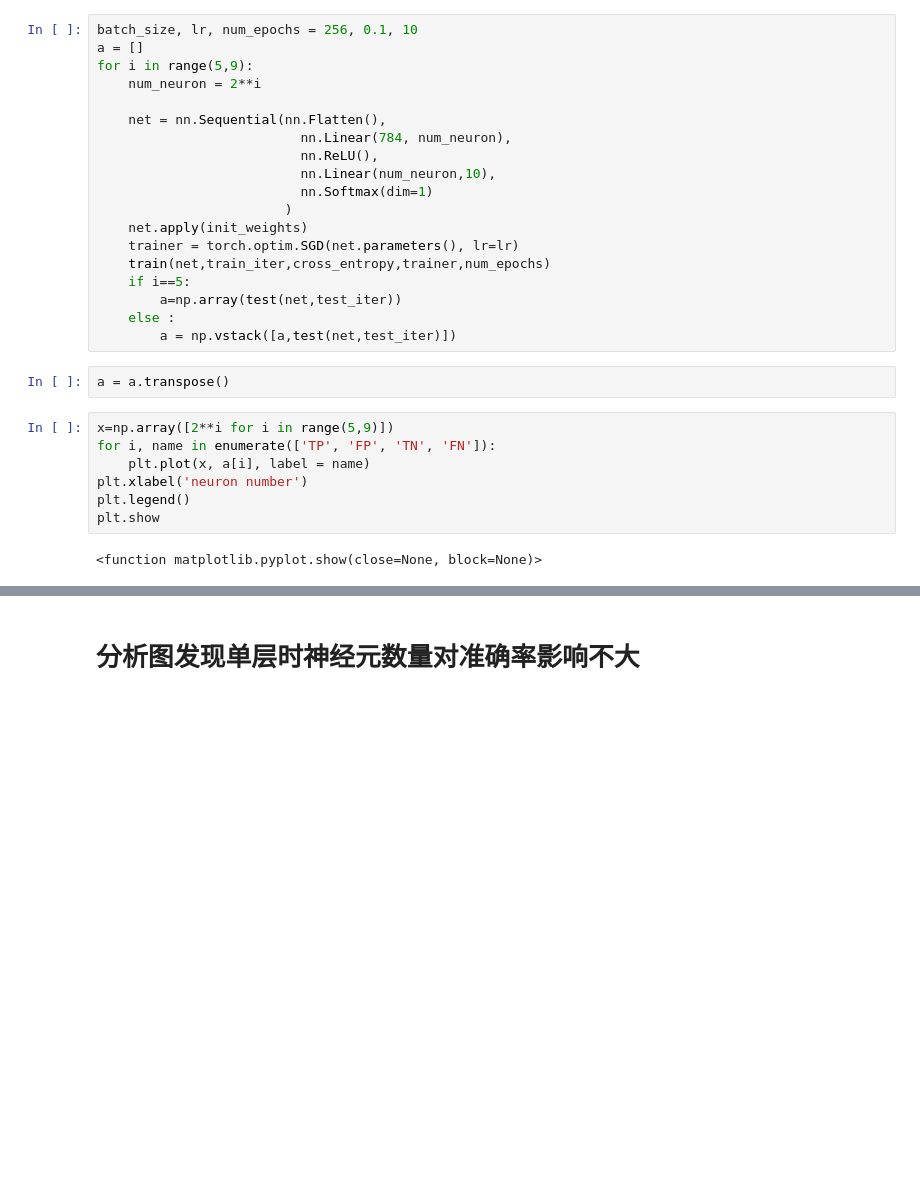
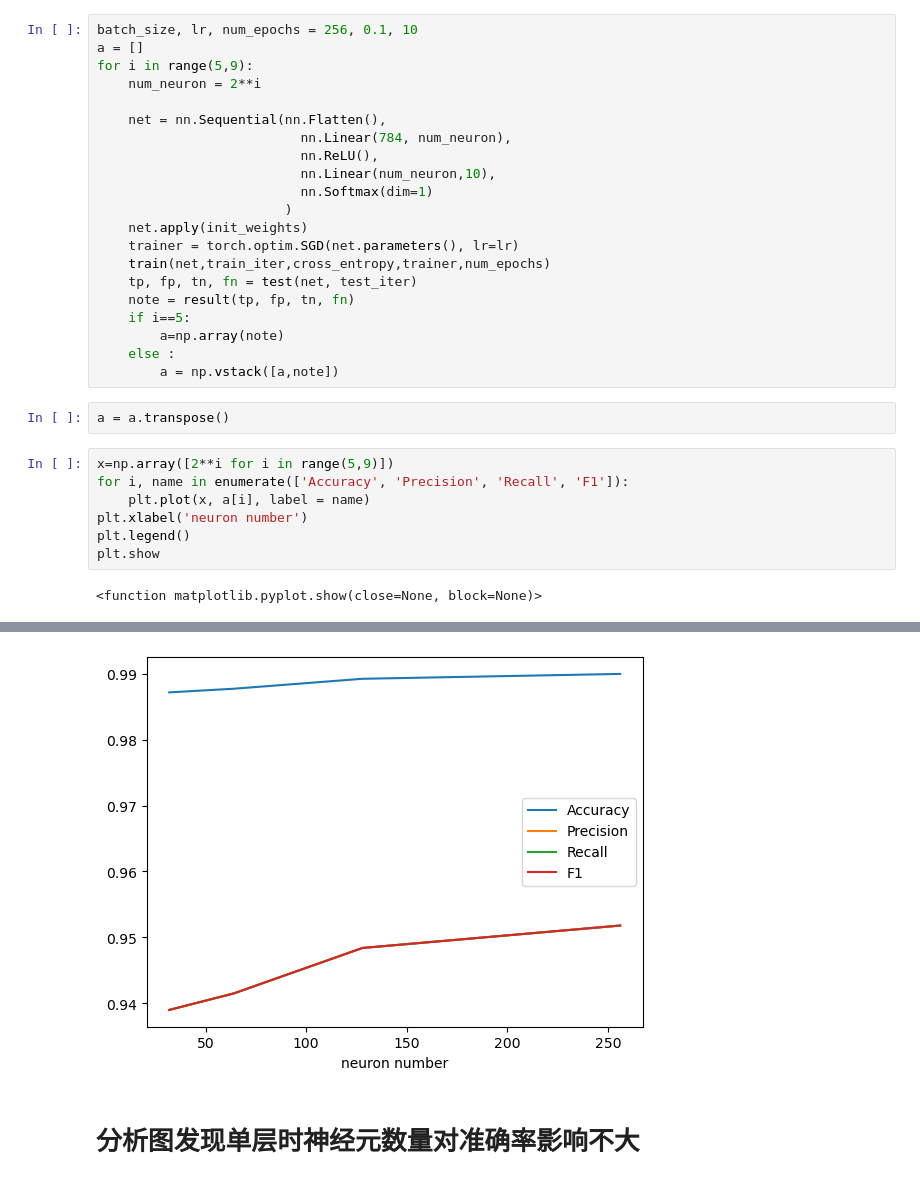
Before and after one commit to YukiNasumi/Dian_AI_Algorithm, a Jupyter notebook: Mnist_Classification.ipynb, the cells around one changed output, grey strips where cells are left out. Drawn from its saved outputs; the diff is of its cells as text; blank space fills up the shorter version.

```diff
--- a/Mnist_Classification.ipynb
+++ b/Mnist_Classification.ipynb
@@ -259,15 +268,17 @@ for i in range(5,9):
     net.apply(init_weights)
     trainer = torch.optim.SGD(net.parameters(), lr=lr)
     train(net,train_iter,cross_entropy,trainer,num_epochs)
+    tp, fp, tn, fn = test(net, test_iter)
+    note = result(tp, fp, tn, fn)
     if i==5:
-        a=np.array(test(net,test_iter))
+        a=np.array(note)
     else :
-        a = np.vstack([a,test(net,test_iter)])
+        a = np.vstack([a,note])
 # %%
 a = a.transpose()
 # %%
 x=np.array([2**i for i in range(5,9)])
-for i, name in enumerate(['TP', 'FP', 'TN', 'FN']):
+for i, name in enumerate(['Accuracy', 'Precision', 'Recall', 'F1']):
     plt.plot(x, a[i], label = name)
 plt.xlabel('neuron number')
 plt.legend()
@@ -278,3 +288,4 @@ plt.show
+[figure, added]
 # %% [markdown]
 # 分析图发现单层时神经元数量对准确率影响不大
 # %% [markdown]
```
Also changed, not shown: parts of 11 cells of this notebook, 2 other files.
